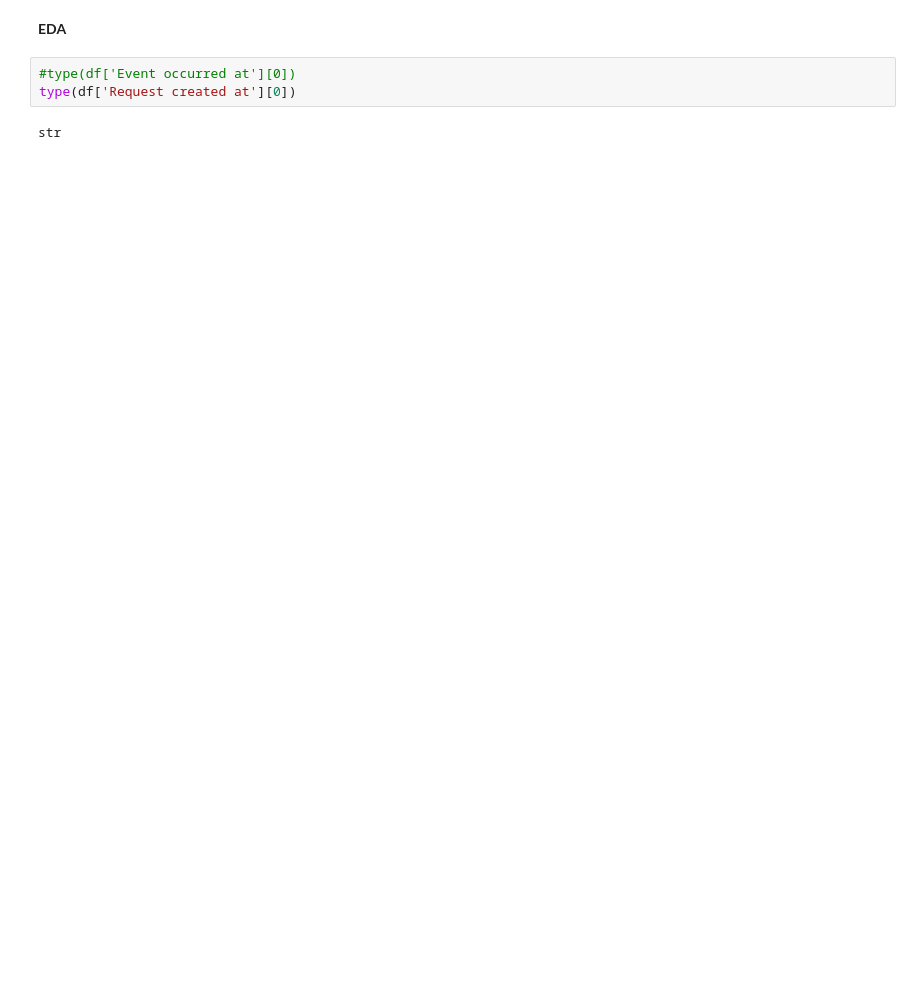
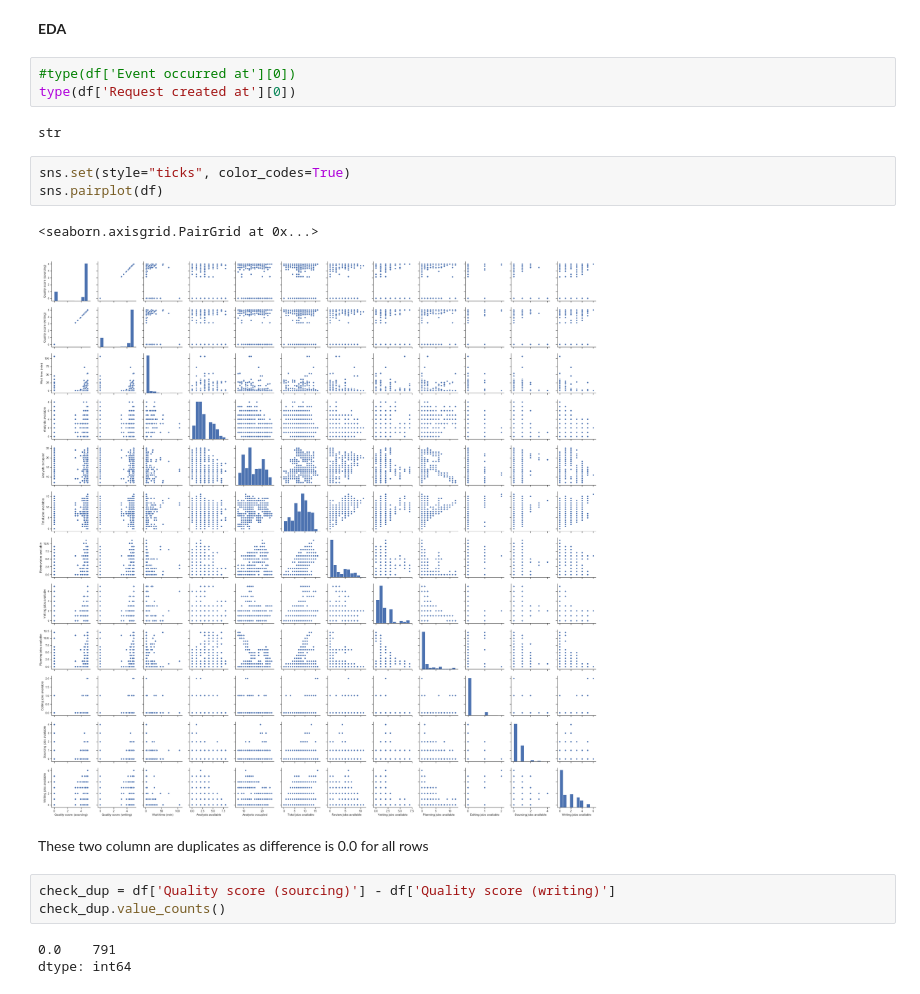
Before and after one commit to minnaf/Wonder, a Jupyter notebook: Technical.ipynb, the cells around one changed output. Cells and saved outputs as stored; diff of their text form; blank space fills up the shorter version.

```diff
--- a/Technical.ipynb
+++ b/Technical.ipynb
@@ -52,3 +61,17 @@ df.describe()
 type(df['Request created at'][0])
 # %% [output]
 str
+# %%
+sns.set(style="ticks", color_codes=True)
+sns.pairplot(df)
+# %% [output]
+<seaborn.axisgrid.PairGrid at 0x...>
+[figure, added]
+# %% [markdown]
+These two column are duplicates as difference is 0.0 for all rows
+# %%
+check_dup = df['Quality score (sourcing)'] - df['Quality score (writing)']
+check_dup.value_counts()
+# %% [output]
+0.0    791
+dtype: int64
```
Also changed, not shown: parts of 7 cells of this notebook.
